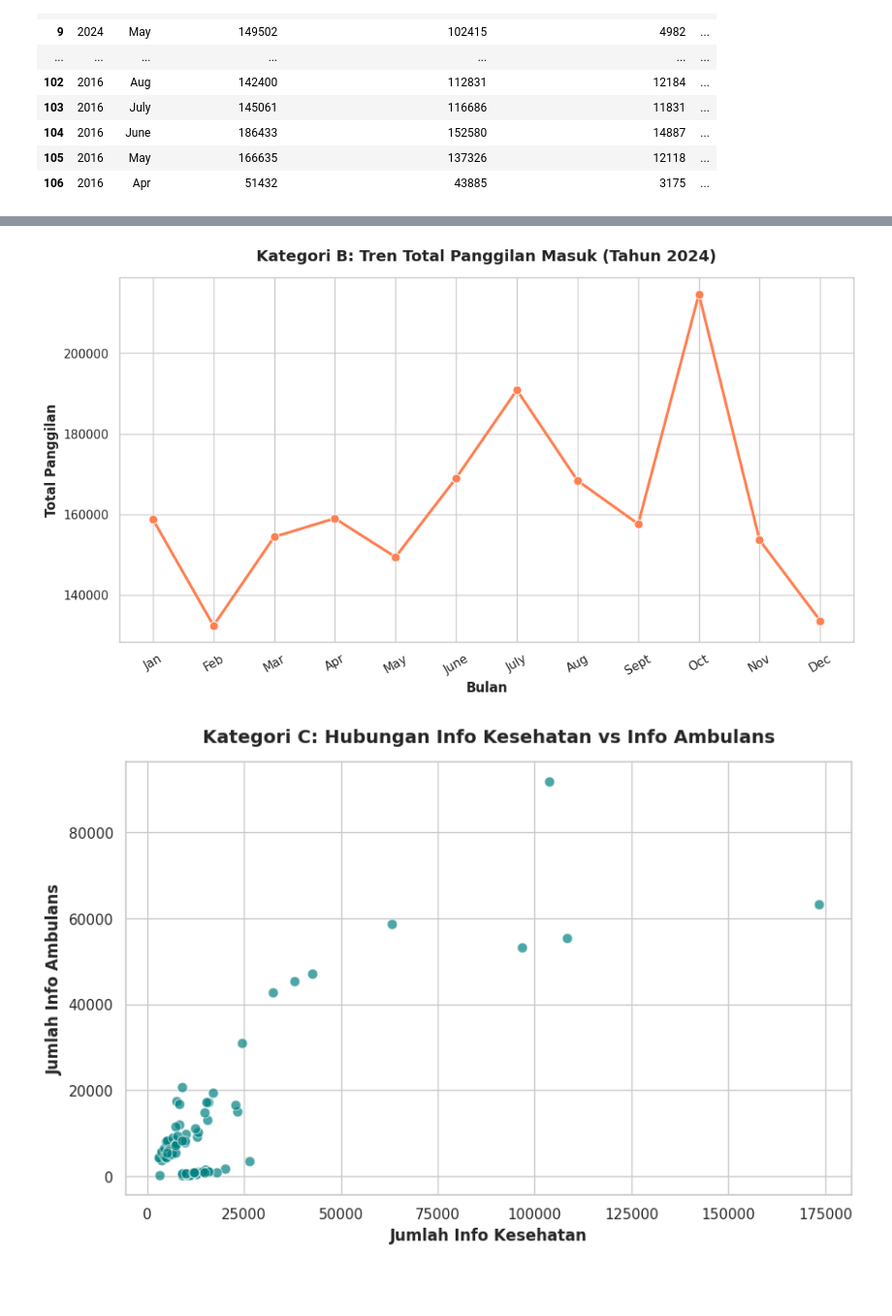
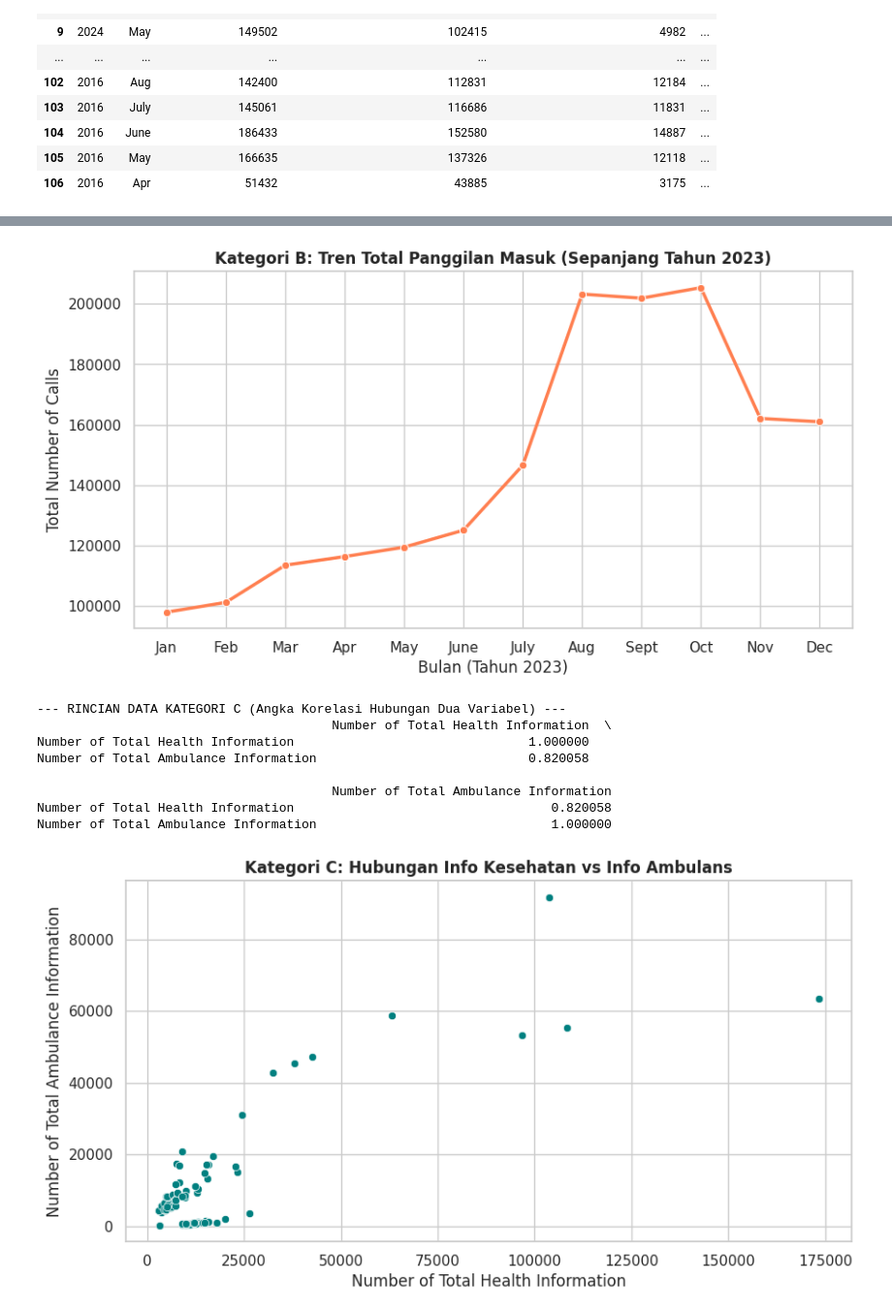
Before and after one commit to Muhafikri-ARC/Post-Test_Kelompok-2, a Jupyter notebook: Post Test Kelompok 2.ipynb, the cells around one changed output, grey strips where cells are left out. Shown at 97% size. Saved outputs shown, nothing was run; the diff lists cells and outputs as text; code cells hidden in the pictures; blank space fills up the shorter version.

```diff
--- a/Post Test Kelompok 2.ipynb
+++ b/Post Test Kelompok 2.ipynb
@@ -70,0 +69,8 @@ Passing `palette` without assigning `hue` is deprecated and will be removed in v
+# %%
+print("--- RINCIAN DATA KATEGORI B (Total Panggilan Tiap Bulan di Tahun 2023) ---")
+# Mengurutkan bulan berdasarkan kalender agar tidak acak
+months_order = ['Jan', 'Feb', 'Mar', 'Apr', 'May', 'June', 'July', 'Aug', 'Sept', 'Oct', 'Nov', 'Dec']
+df['Month'] = pd.Categorical(df['Month'], categories=months_order, ordered=True)
+
+data_b = df[df['Year'] == 2023].sort_values('Month')
+print(data_b[['Month', 'Total Number of Calls']].to_string(index=False))
@@ -71,36 +92,29 @@ Passing `palette` without assigning `hue` is deprecated and will be removed in v
 # %%
-# Mengatur tema visual
-sns.set_theme(style="whitegrid")
-plt.figure(figsize=(12, 6))
-
-# Menyaring tren data khusus untuk tahun 2024 dan diurutkan berdasarkan bulan
-data_b = df[df['Year'] == 2024].sort_values('Month')
-
-# Membuat Line Chart
-sns.lineplot(data=data_b, x='Month', y='Total Number of Calls', marker='o', linewidth=2.5, markersize=8, color='coral')
-
-# Atribut Grafik
-plt.title('Kategori B: Tren Total Panggilan Masuk (Tahun 2024)', fontweight='bold', fontsize=14, pad=15)
-plt.xlabel('Bulan', fontweight='bold')
-plt.ylabel('Total Panggilan', fontweight='bold')
-plt.xticks(rotation=30) # Memiringkan tulisan bulan agar tidak bertumpuk
-
+plt.figure(figsize=(10, 5))
+data_b = df[df['Year'] == 2023].sort_values('Month')
+sns.lineplot(data=data_b, x='Month', y='Total Number of Calls', marker='o', color='coral', linewidth=2.5)
+plt.title('Kategori B: Tren Total Panggilan Masuk (Sepanjang Tahun 2023)', fontweight='bold')
+plt.xlabel('Bulan (Tahun 2023)')
 plt.show()
 # %% [output]
-[figure, old version]
+[figure, new version]
+# %%
+print("--- RINCIAN DATA KATEGORI C (Angka Korelasi Hubungan Dua Variabel) ---")
+kolom_korelasi = ['Number of Total Health Information', 'Number of Total Ambulance Information']
+print(df[kolom_korelasi].corr())
+# %% [output]
+--- RINCIAN DATA KATEGORI C (Angka Korelasi Hubungan Dua Variabel) ---
+                                       Number of Total Health Information  \
+Number of Total Health Information                               1.000000
+Number of Total Ambulance Information                            0.820058
+
+                                       Number of Total Ambulance Information
+Number of Total Health Information                                  0.820058
+Number of Total Ambulance Information                               1.000000
 # %%
-# Mengatur tema visual
-sns.set_theme(style="whitegrid")
-plt.figure(figsize=(10, 6))
-
-# Membuat Scatter Plot korelasi antara Info Kesehatan dan Info Ambulans
-sns.scatterplot(data=df, x='Number of Total Health Information', y='Number of Total Ambulance Information', color='teal', alpha=0.7, s=60)
-
-# Atribut Grafik
-plt.title('Kategori C: Hubungan Info Kesehatan vs Info Ambulans', fontweight='bold', fontsize=14, pad=15)
-plt.xlabel('Jumlah Info Kesehatan', fontweight='bold')
-plt.ylabel('Jumlah Info Ambulans', fontweight='bold')
-
+plt.figure(figsize=(10, 5))
+sns.scatterplot(data=df, x='Number of Total Health Information', y='Number of Total Ambulance Information', color='teal')
+plt.title('Kategori C: Hubungan Info Kesehatan vs Info Ambulans', fontweight='bold')
 plt.show()
 # %% [output]
-[figure, old version]
+[figure, new version]
```
Also changed, not shown: parts of 7 cells of this notebook.
